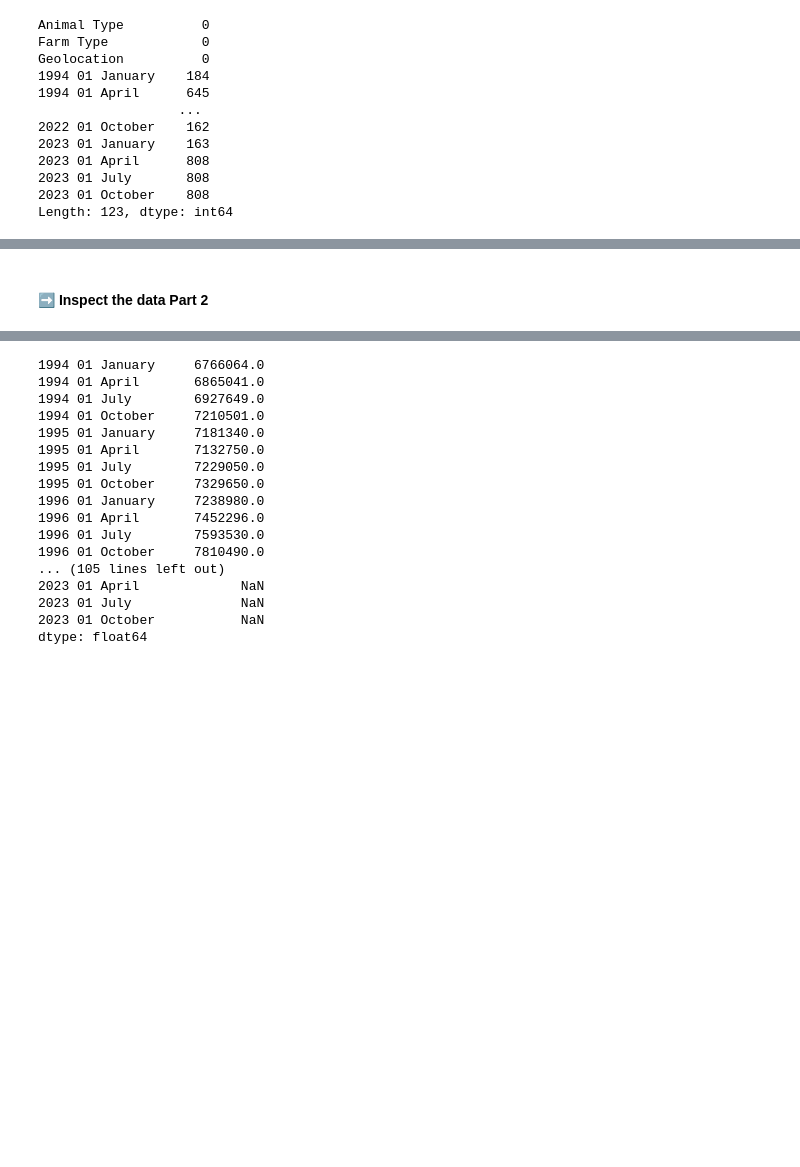
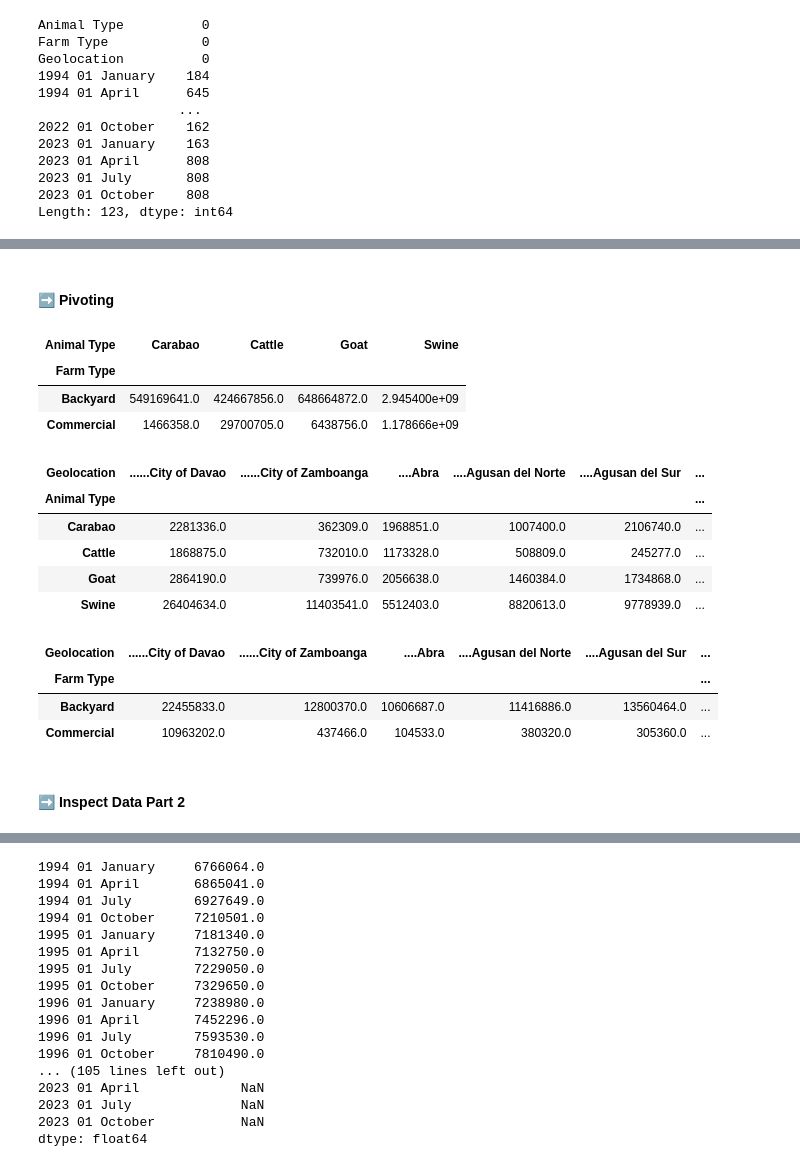
Before and after one commit to alpacaShiro/Livestock_Lifelines, a Jupyter notebook: Group2_4CSC_LivestockLifelines.ipynb, the cells around one changed output, grey strips where cells are left out. Saved outputs shown, nothing was run; the diff lists cells and outputs as text; code cells hidden in the pictures; blank space fills up the shorter version.

Commit message:
Added Pivoting in Data Exploration

```diff
--- a/Group2_4CSC_LivestockLifelines.ipynb
+++ b/Group2_4CSC_LivestockLifelines.ipynb
@@ -241,7 +241,39 @@ df_livestock_with_null.head(10)
 | 8 | Carabao | Backyard | ....Mountain Province | 13906 | NaN | 13550 | NaN | ... |
 | 9 | Carabao | Backyard | Region I (Ilocos Region) | 155287 | NaN | 150434 | NaN | ... |
 # %% [markdown]
-#### ➡️ Inspect the data Part 2
+#### ➡️ Pivoting
+# %%
+df_livestock_copy.replace(['..', '', ' '], 0, inplace=True)
+df_livestock_copy.replace({'*': 0, '**': 0}, inplace=True)
+# %%
+# Reshape data (melt) to long format with QUARTER and LIVESTOCK_COUNT
+melted_eda = pd.melt(df_livestock_copy, id_vars=['Animal Type', 'Farm Type', 'Geolocation'],
+                           value_vars=quarter_columns, var_name='Quarter', value_name='Livestock_Count')
+# %%
+melted_eda.pivot_table(index='Farm Type', columns='Animal Type', values='Livestock_Count', aggfunc='sum')
+# %% [output]
+| Animal Type | Carabao | Cattle | Goat | Swine |
+| Farm Type |  |  |  |  |
+| Backyard | 549169641.0 | 424667856.0 | 648664872.0 | 2.945400e+09 |
+| Commercial | 1466358.0 | 29700705.0 | 6438756.0 | 1.178666e+09 |
+# %%
+melted_eda.pivot_table(index='Animal Type', columns='Geolocation', values='Livestock_Count', aggfunc='sum')
+# %% [output]
+| Geolocation | ......City of Davao | ......City of Zamboanga | ....Abra | ....Agusan del Norte | ....Agusan del Sur | ... |
+| Animal Type |  |  |  |  |  | ... |
+| Carabao | 2281336.0 | 362309.0 | 1968851.0 | 1007400.0 | 2106740.0 | ... |
+| Cattle | 1868875.0 | 732010.0 | 1173328.0 | 508809.0 | 245277.0 | ... |
+| Goat | 2864190.0 | 739976.0 | 2056638.0 | 1460384.0 | 1734868.0 | ... |
+| Swine | 26404634.0 | 11403541.0 | 5512403.0 | 8820613.0 | 9778939.0 | ... |
+# %%
+melted_eda.pivot_table(index='Farm Type', columns='Geolocation', values='Livestock_Count', aggfunc='sum')
+# %% [output]
+| Geolocation | ......City of Davao | ......City of Zamboanga | ....Abra | ....Agusan del Norte | ....Agusan del Sur | ... |
+| Farm Type |  |  |  |  |  | ... |
+| Backyard | 22455833.0 | 12800370.0 | 10606687.0 | 11416886.0 | 13560464.0 | ... |
+| Commercial | 10963202.0 | 437466.0 | 104533.0 | 380320.0 | 305360.0 | ... |
+# %% [markdown]
+#### ➡️ Inspect Data Part 2
 # %%
 # Checking the Data Type of each column.
 
```
Also changed, not shown: parts of 10 cells of this notebook.
